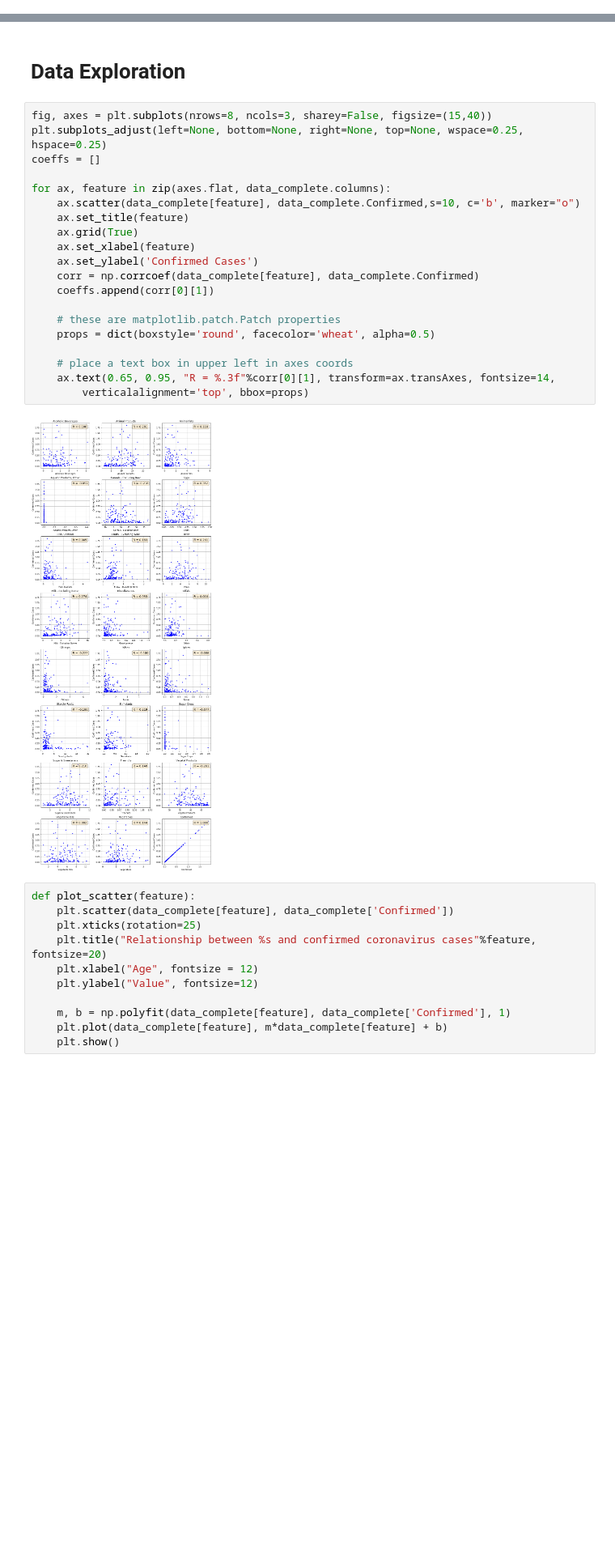
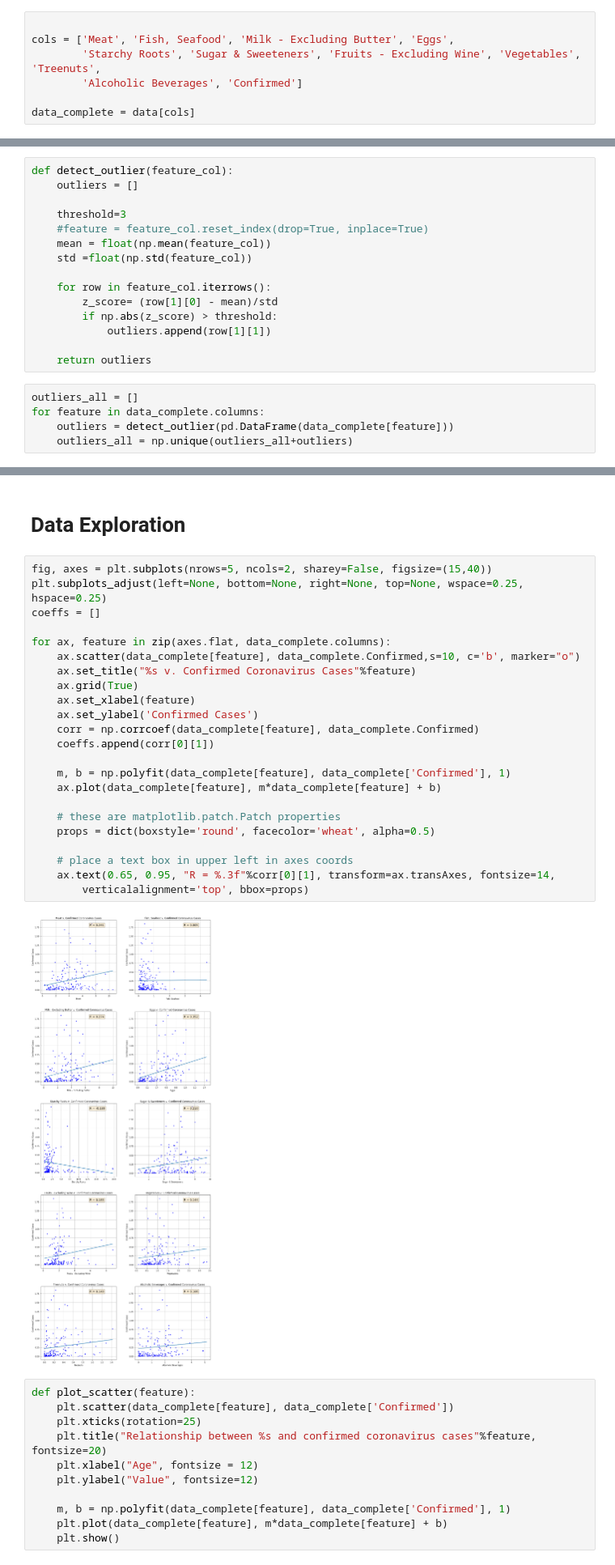
Before and after one commit to anastasia21112/web-food-covid, a Jupyter notebook: Regression Model.ipynb, the cells around one changed output, grey strips where cells are left out. Shown: that part at 81% size. Cells and saved outputs as stored; diff of their text form; blank space fills up the shorter version.

```diff
--- a/Regression Model.ipynb
+++ b/Regression Model.ipynb
@@ -61,3 +66,10 @@ data_complete = data.copy().drop(['Obesity', 'Undernourished', 'Deaths',
+# %%
+
+cols = ['Meat', 'Fish, Seafood', 'Milk - Excluding Butter', 'Eggs',
+        'Starchy Roots', 'Sugar & Sweeteners', 'Fruits - Excluding Wine', 'Vegetables', 'Treenuts',
+        'Alcoholic Beverages', 'Confirmed']
+
+data_complete = data[cols]
 # %%
 data_complete.head()
 # %% [output]
@@ -121,0 +140,20 @@ data_complete[data_complete['Confirmed'].isnull()].index.tolist()
+# %%
+def detect_outlier(feature_col):
+    outliers = []
+
+    threshold=3
+    #feature = feature_col.reset_index(drop=True, inplace=True)
+    mean = float(np.mean(feature_col))
+    std =float(np.std(feature_col))
+
+    for row in feature_col.iterrows():
+        z_score= (row[1][0] - mean)/std
+        if np.abs(z_score) > threshold:
+            outliers.append(row[1][1])
+
+    return outliers
+# %%
+outliers_all = []
+for feature in data_complete.columns:
+    outliers = detect_outlier(pd.DataFrame(data_complete[feature]))
+    outliers_all = np.unique(outliers_all+outliers)
@@ -129,27 +176,30 @@ array([[ 1., nan],
 # %% [markdown]
 # Data Exploration
 # %%
-fig, axes = plt.subplots(nrows=8, ncols=3, sharey=False, figsize=(15,40))
+fig, axes = plt.subplots(nrows=5, ncols=2, sharey=False, figsize=(15,40))
 plt.subplots_adjust(left=None, bottom=None, right=None, top=None, wspace=0.25, hspace=0.25)
 coeffs = []
 
 for ax, feature in zip(axes.flat, data_complete.columns):
     ax.scatter(data_complete[feature], data_complete.Confirmed,s=10, c='b', marker="o")
-    ax.set_title(feature)
+    ax.set_title("%s v. Confirmed Coronavirus Cases"%feature)
     ax.grid(True)
     ax.set_xlabel(feature)
     ax.set_ylabel('Confirmed Cases')
     corr = np.corrcoef(data_complete[feature], data_complete.Confirmed)
     coeffs.append(corr[0][1])
+
+    m, b = np.polyfit(data_complete[feature], data_complete['Confirmed'], 1)
+    ax.plot(data_complete[feature], m*data_complete[feature] + b)
 
     # these are matplotlib.patch.Patch properties
     props = dict(boxstyle='round', facecolor='wheat', alpha=0.5)
 
     # place a text box in upper left in axes coords
     ax.text(0.65, 0.95, "R = %.3f"%corr[0][1], transform=ax.transAxes, fontsize=14,
         verticalalignment='top', bbox=props)
 # %% [output]
-[figure, old version]
+[figure, new version]
 # %%
 def plot_scatter(feature):
     plt.scatter(data_complete[feature], data_complete['Confirmed'])
```
Also changed, not shown: parts of 15 cells of this notebook, 1 other file.
